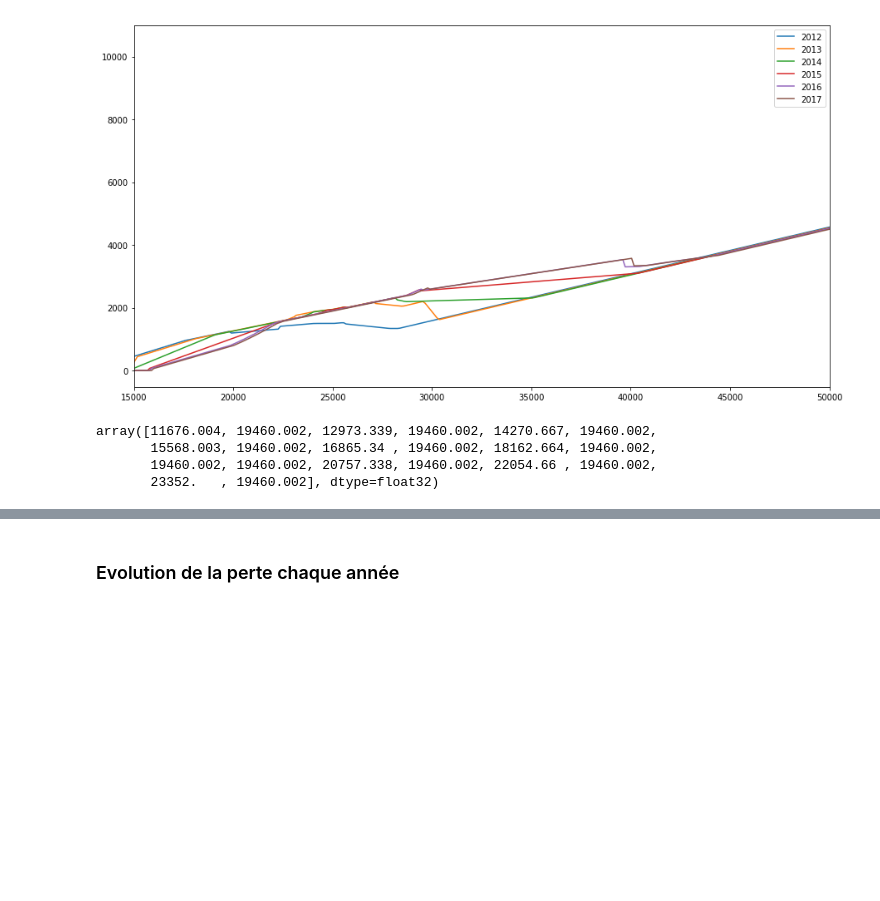
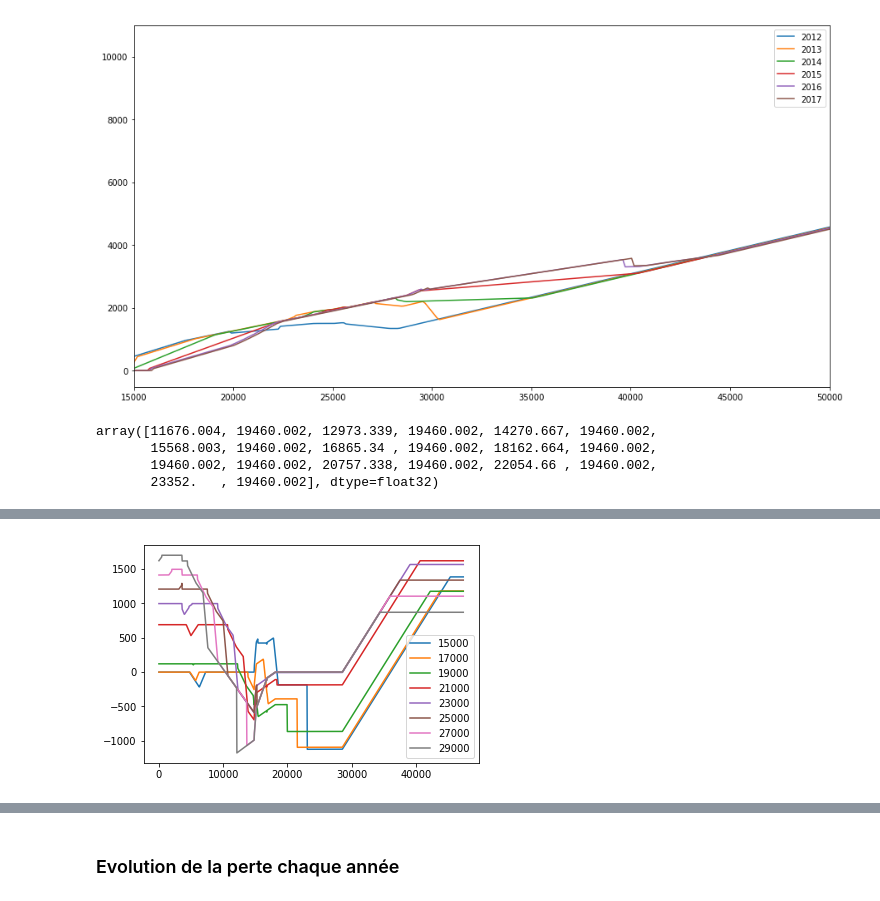
Before and after one commit to adrienpacifico/openfisca-france-notebook-story, a Jupyter notebook: notebooks/comment_fonctionne_l_Impot_sur_le_revenu_francais.ipynb, the cells around one changed output, grey strips where cells are left out. Cells and saved outputs as stored; diff of their text form; code cells hidden in the pictures; blank space fills up the shorter version.

```diff
--- a/notebooks/comment_fonctionne_l_Impot_sur_le_revenu_francais.ipynb
+++ b/notebooks/comment_fonctionne_l_Impot_sur_le_revenu_francais.ipynb
@@ -583,6 +583,6 @@ NameError: name 'xrange' is not defined
 # %%
 %%time
-for salaire_de_base_conjoint in xrange(15000,30000, 2000):
+for salaire_de_base_conjoint in range(15000,30000, 2000):
     simulation_couple = make_scenario(couple = True, mar_pacs=False,nombre_enfants=0,year = 2013, ax_variable_min=0, ax_variable_max=60000, salaire_de_base_conjoint=salaire_de_base_conjoint).new_simulation()
     simulation_couple_marpacs = make_scenario(couple = True, mar_pacs=True,nombre_enfants=0,year = 2013, ax_variable_min=0, ax_variable_max=60000, salaire_de_base_conjoint=salaire_de_base_conjoint).new_simulation()
     salaire_net = simulation_couple.calculate_add("salaire_net", 2013)[::2]
@@ -594,3 +595,4 @@ NameError: name 'xrange' is not defined
+[figure, added]
 # %%
 %%time
 year = 2017
```
Also changed, not shown: parts of 7 cells of this notebook.
